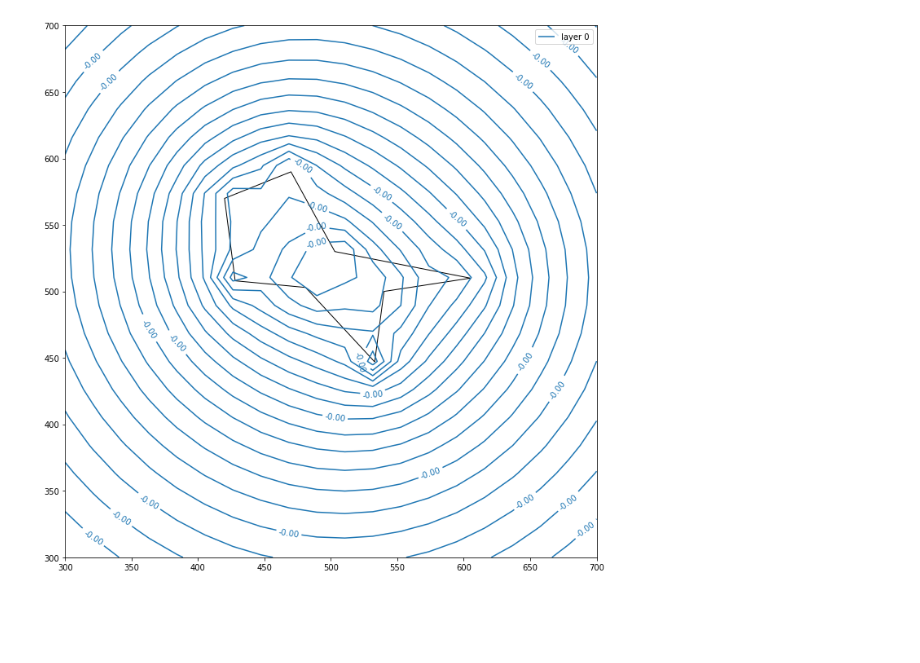
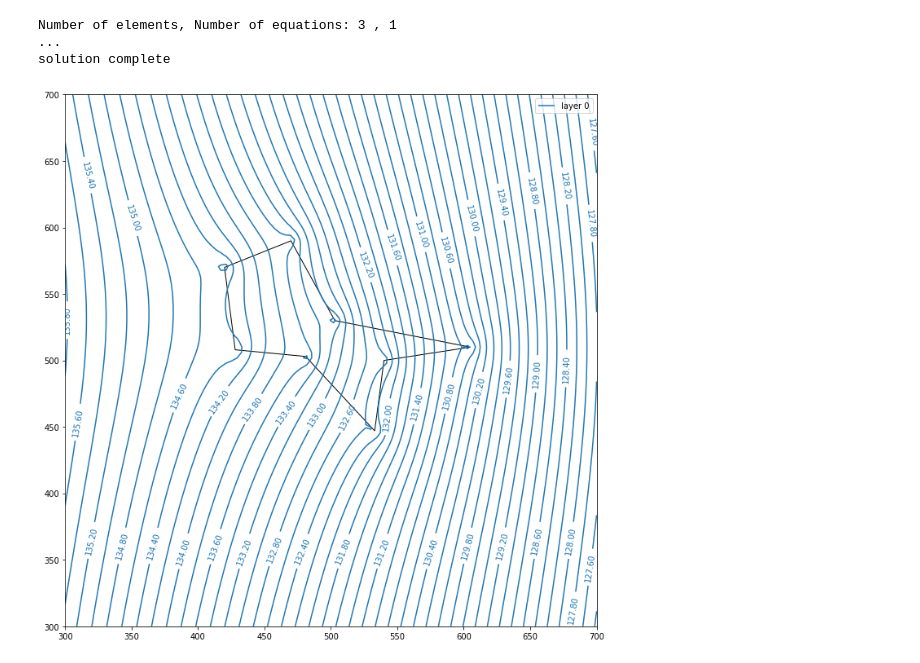
Before and after one commit to jentjr/timml, a Jupyter notebook: notebooks/test_polyareasink.ipynb, the cells around one changed output. Drawn from its saved outputs; the diff is of its cells as text; code cells hidden in the pictures; blank space fills up the shorter version.

```diff
--- a/notebooks/test_polyareasink.ipynb
+++ b/notebooks/test_polyareasink.ipynb
@@ -301,9 +53,13 @@ ml.contour(win=[-10, 10, -10, 10], figsize=(15, 12))
 # %%
 xy=[(428, 508), (481, 503), (533, 447), (540, 500), (605, 510), (503, 530), (470, 590), (420, 570)]
 ml = ModelMaq()
-#well = Well(ml, xw=0, yw=0, Qw=100)
-poly = PolyAreaSink(ml, xy, N=0.001)
+c = Constant(ml, xr=800, yr=800, hr=125)
+uf = Uflow(ml, slope=0.02, angle=0)
+poly = PolyAreaSink(ml, xy, N=0.01)
 ml.solve()
-ml.contour(win=[300, 700, 300, 700], figsize=(15, 12), decimals=2)
+ml.contour(win=[300, 700, 300, 700], ngr=100, levels=50, figsize=(15, 12), decimals=2)
 # %% [output]
+Number of elements, Number of equations: 3 , 1
+...
+solution complete
-[figure, old version]
+[figure, new version]
```
Also changed, not shown: parts of 36 cells of this notebook, 1 other file.
